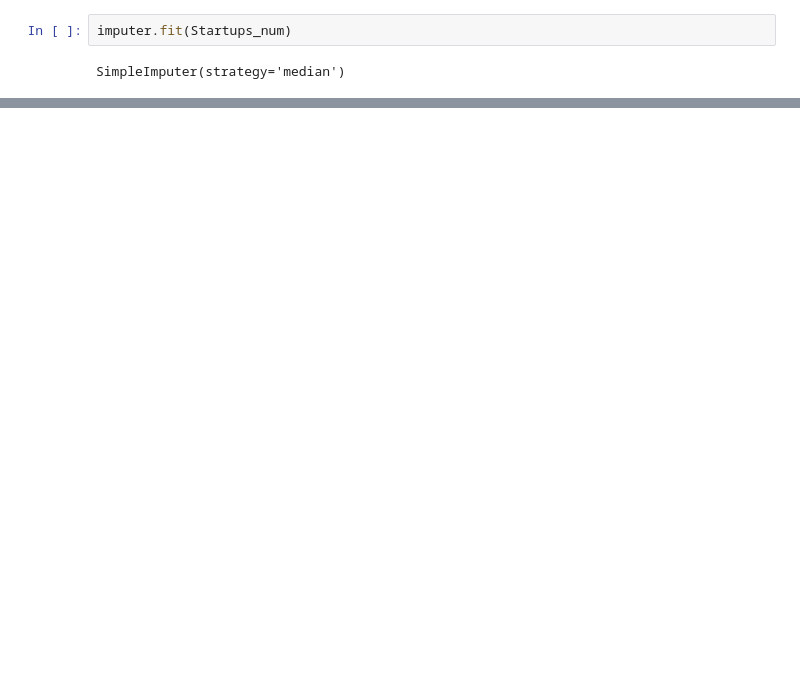
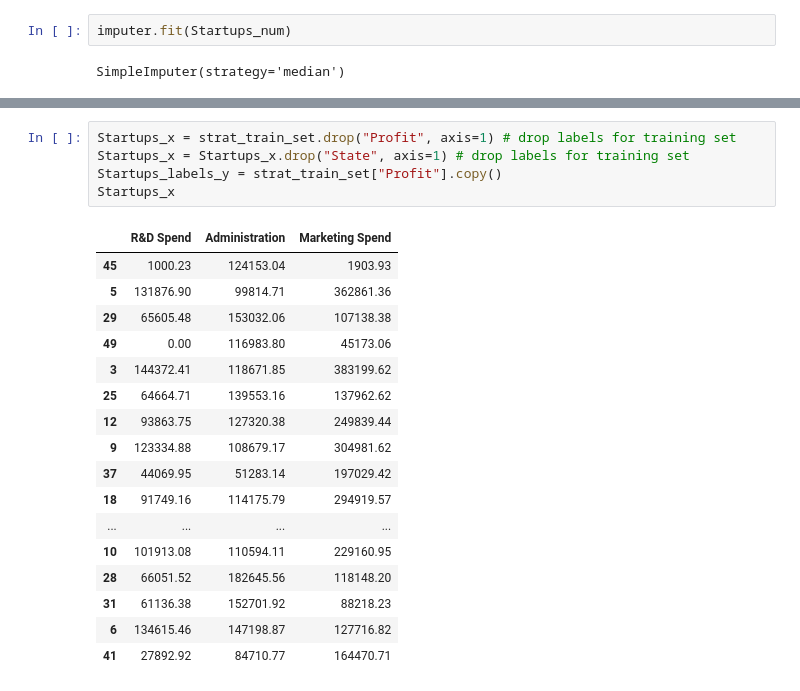
Before and after one commit to SorenHersomNielsen/Mandatory-project, a Jupyter notebook: Untitled.ipynb, the cells around one changed output, grey strips where cells are left out. Cells and saved outputs as stored; diff of their text form; blank space fills up the shorter version.

```diff
--- a/Untitled.ipynb
+++ b/Untitled.ipynb
@@ -210,0 +255,23 @@ Startups_tr.loc[sample_incomplete_rows.index.values]
+# %%
+Startups_x = strat_train_set.drop("Profit", axis=1) # drop labels for training set
+Startups_x = Startups_x.drop("State", axis=1) # drop labels for training set
+Startups_labels_y = strat_train_set["Profit"].copy()
+Startups_x
+# %% [output]
+|  | R&D Spend | Administration | Marketing Spend |
+| 45 | 1000.23 | 124153.04 | 1903.93 |
+| 5 | 131876.90 | 99814.71 | 362861.36 |
+| 29 | 65605.48 | 153032.06 | 107138.38 |
+| 49 | 0.00 | 116983.80 | 45173.06 |
+| 3 | 144372.41 | 118671.85 | 383199.62 |
+| 25 | 64664.71 | 139553.16 | 137962.62 |
+| 12 | 93863.75 | 127320.38 | 249839.44 |
+| 9 | 123334.88 | 108679.17 | 304981.62 |
+| 37 | 44069.95 | 51283.14 | 197029.42 |
+| 18 | 91749.16 | 114175.79 | 294919.57 |
+| ... | ... | ... | ... |
+| 10 | 101913.08 | 110594.11 | 229160.95 |
+| 28 | 66051.52 | 182645.56 | 118148.20 |
+| 31 | 61136.38 | 152701.92 | 88218.23 |
+| 6 | 134615.46 | 147198.87 | 127716.82 |
+| 41 | 27892.92 | 84710.77 | 164470.71 |
```
Also changed, not shown: parts of 13 cells of this notebook.
